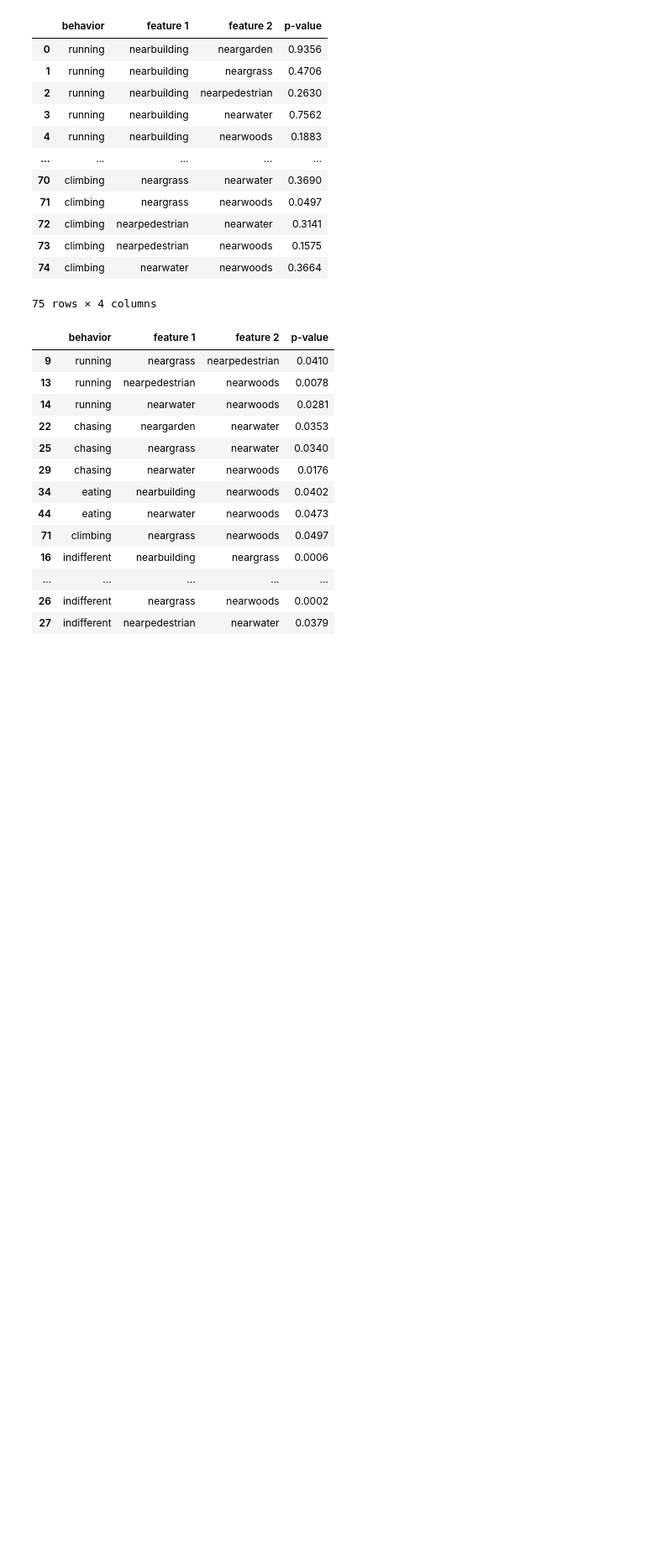
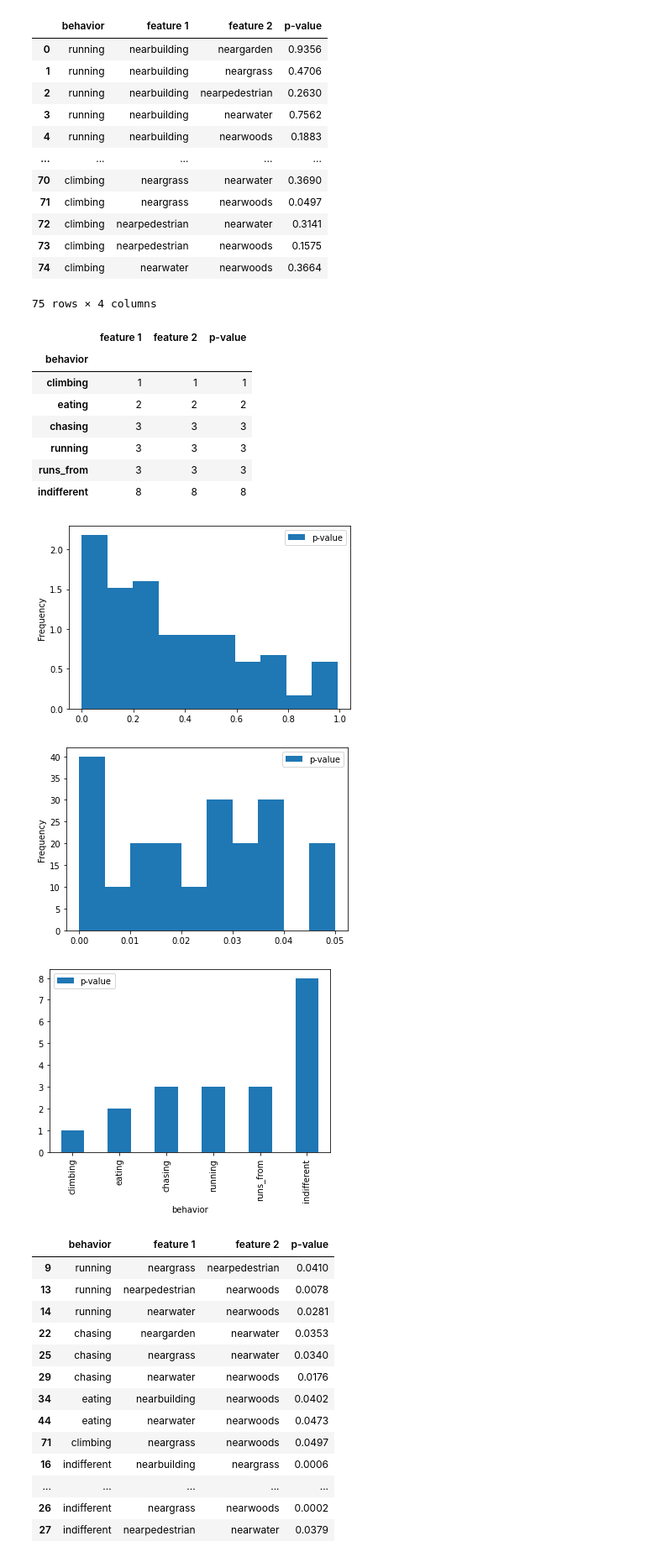
Before and after one commit to c6shi/nyc-squirrels, a Jupyter notebook: scratch/statistical tests.ipynb, the cells around one changed output. Shown: that part at 84% size. Drawn from its saved outputs; the diff is of its cells as text; code cells hidden in the pictures; blank space fills up the shorter version.

```diff
--- a/scratch/statistical tests.ipynb
+++ b/scratch/statistical tests.ipynb
@@ -335,6 +335,30 @@ first_round = pd.DataFrame([['approaches', 'nearbuilding', 'neargarden', 0.526],
                            ['runs_from', 'nearpedestrian', 'nearwoods', 0.026],
                            ['runs_from', 'nearwater', 'nearwoods', 0.1637]])
 first_round.columns=['behavior', 'feature 1', 'feature 2', 'p-value']
+# %%
+final_stats = pd.read_csv('/Users/candusshi/projects/nycsquirrels/nyc-squirrels/dataframes/permutation_results.csv')
+
+final_stats = final_stats.drop(columns = 'Unnamed: 0')
+
+sig = final_stats[final_stats['p-value'] < 0.05]
+# %%
+final_stats.plot(kind='hist', y='p-value', density=True)
+sig.plot(kind='hist', y='p-value', density=True, bins=np.arange(0, 0.051, 0.005))
+behavior = sig.groupby('behavior').count().sort_values(by='p-value')
+behavior.plot(kind='bar', y='p-value')
+behavior
+# %% [output]
+|  | feature 1 | feature 2 | p-value |
+| behavior |  |  |  |
+| climbing | 1 | 1 | 1 |
+| eating | 2 | 2 | 2 |
+| chasing | 3 | 3 | 3 |
+| running | 3 | 3 | 3 |
+| runs_from | 3 | 3 | 3 |
+| indifferent | 8 | 8 | 8 |
+[figure, added]
+[figure, added]
+[figure, added]
 # %%
 final_stats = pd.concat([stats_df, first_round])
 final_stats[final_stats['p-value'] < 0.05]
```
Also changed, not shown: parts of 3 cells of this notebook, 2 other files.
